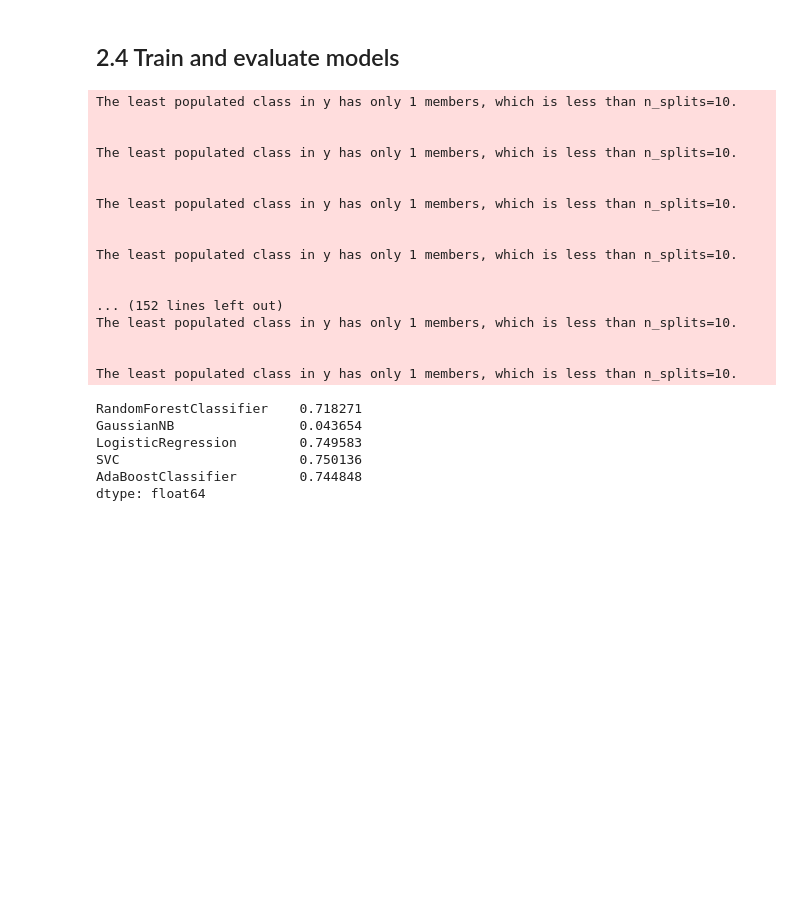
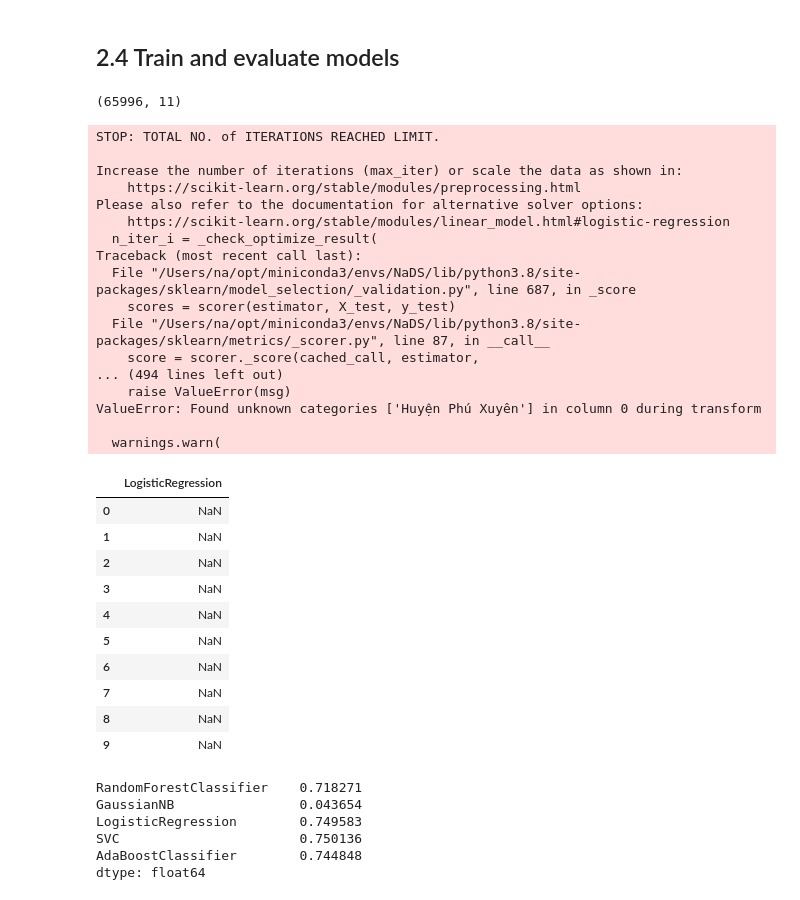
Before and after one commit to nnaaaa/VietNamHousing, a Jupyter notebook: notebook/predict_price.ipynb, the cells around one changed output. Drawn from its saved outputs; the diff is of its cells as text; code cells hidden in the pictures; blank space fills up the shorter version.

Commit message:
VNH-5 | Using categorical encoder

```diff
--- a/notebook/predict_price.ipynb
+++ b/notebook/predict_price.ipynb
@@ -104,15 +104,15 @@ categorical_columns = ["district", "house_type", "town", "paper_type"]
 # %%
 cat_pl = Pipeline([
     ('imputer', SimpleImputer(strategy='most_frequent')),
-    ('encoder', OneHotEncoder(handle_unknown='ignore'))
+    ('encoder', OrdinalEncoder())
 ])
 # %% [markdown]
 ## 1.3 Group numeric and categorical pipelines together
 # %%
 preprocessor = ColumnTransformer([
-    ("num_pl", num_float_pl, float_columns),
-    ("int_pl", num_int_pl, int_columns),
-    # ('cat_pl', cat_pl, categorical_columns)
+    # ("num_pl", num_float_pl, float_columns),
+    # ("int_pl", num_int_pl, int_columns),
+    ('cat_pl', cat_pl, categorical_columns)
 ])
 # %% [markdown]
 # 2. Modeling
@@ -141,7 +141,7 @@ from sklearn.model_selection import RepeatedStratifiedKFold, cross_val_score
 from sklearn.metrics import make_scorer, f1_score, fbeta_score
 import numpy as np
 
-cross_validation = RepeatedStratifiedKFold(n_splits=10, n_repeats=2, random_state=20127438)
+cross_validation = RepeatedStratifiedKFold(n_splits=5, n_repeats=2, random_state=20127438)
 
 def fbeta(y_true, y_pred):
 	return fbeta_score(y_true, y_pred, beta=np.sqrt(1), average="micro")
@@ -149,6 +149,10 @@ def fbeta(y_true, y_pred):
 metric = make_scorer(fbeta)
 # %% [markdown]
 ## 2.4 Train and evaluate models
+# %%
+X_train.shape
+# %% [output]
+(65996, 11)
 # %%
 from sklearn.ensemble import RandomForestClassifier, AdaBoostClassifier
 from sklearn.naive_bayes import GaussianNB
@@ -158,11 +162,11 @@ import warnings
 warnings.filterwarnings(action='once')
 
 models = {
-    "RandomForestClassifier": RandomForestClassifier(),
-    "GaussianNB": GaussianNB(),
+    # "RandomForestClassifier": RandomForestClassifier(),
+    # "GaussianNB": GaussianNB(),
     "LogisticRegression": LogisticRegression(multi_class='multinomial', C=1e5),
-    "SVC": SVC(C=2),
-    "AdaBoostClassifier": AdaBoostClassifier()
+    # "SVC": SVC(C=2),
+    # "AdaBoostClassifier": AdaBoostClassifier()
 }
 
 model_scores = {}
@@ -177,25 +181,38 @@ for model_name, model in models.items():
 
     model_scores[model_name] = scores
 # %% [output]
-The least populated class in y has only 1 members, which is less than n_splits=10.
+STOP: TOTAL NO. of ITERATIONS REACHED LIMIT.
 
+Increase the number of iterations (max_iter) or scale the data as shown in:
+    https://scikit-learn.org/stable/modules/preprocessing.html
+Please also refer to the documentation for alternative solver options:
+    https://scikit-learn.org/stable/modules/linear_model.html#logistic-regression
+  n_iter_i = _check_optimize_result(
+Traceback (most recent call last):
+  File "/Users/na/opt/miniconda3/envs/NaDS/lib/python3.8/site-packages/sklearn/model_selection/_validation.py", line 687, in _score
+    scores = scorer(estimator, X_test, y_test)
+  File "/Users/na/opt/miniconda3/envs/NaDS/lib/python3.8/site-packages/sklearn/metrics/_scorer.py", line 87, in __call__
+    score = scorer._score(cached_call, estimator,
+... (494 lines left out)
+    raise ValueError(msg)
+ValueError: Found unknown categories ['Huyện Phú Xuyên'] in column 0 during transform
 
-The least populated class in y has only 1 members, which is less than n_splits=10.
-
-
-The least populated class in y has only 1 members, which is less than n_splits=10.
-
-
-The least populated class in y has only 1 members, which is less than n_splits=10.
-
-
-... (152 lines left out)
-The least populated class in y has only 1 members, which is less than n_splits=10.
-
-
-The least populated class in y has only 1 members, which is less than n_splits=10.
+  warnings.warn(
 # %%
 scores_df = pd.DataFrame(model_scores)
+scores_df
+# %% [output]
+|  | LogisticRegression |
+| 0 | NaN |
+| 1 | NaN |
+| 2 | NaN |
+| 3 | NaN |
+| 4 | NaN |
+| 5 | NaN |
+| 6 | NaN |
+| 7 | NaN |
+| 8 | NaN |
+| 9 | NaN |
 # %%
 scores_df.transpose().sum(axis=1) / scores_df.shape[0]
 # %% [output]
```
Also changed, not shown: parts of 1 cell of this notebook, 1 other file.
